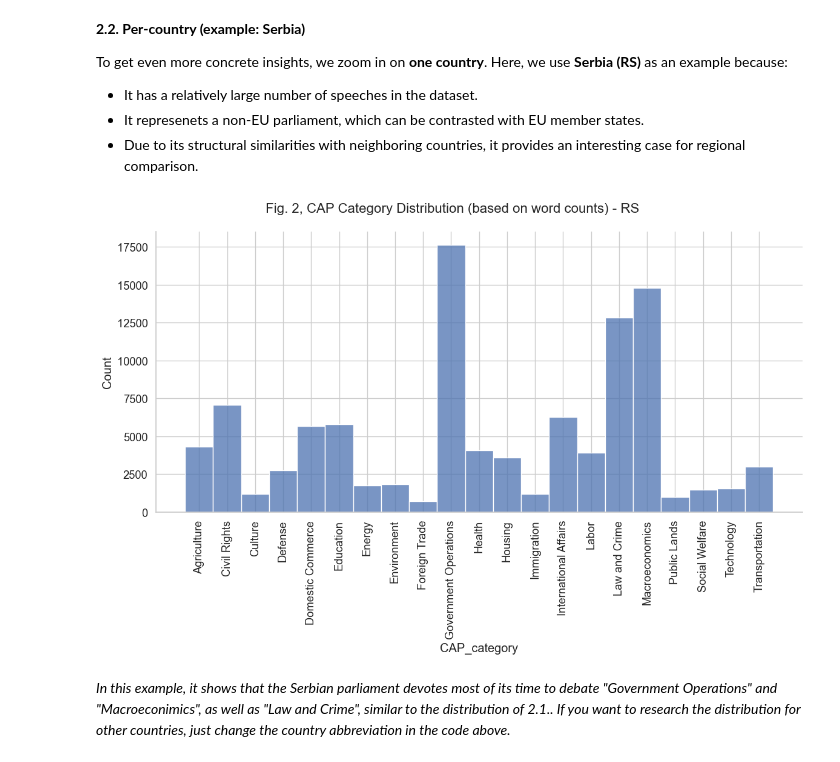
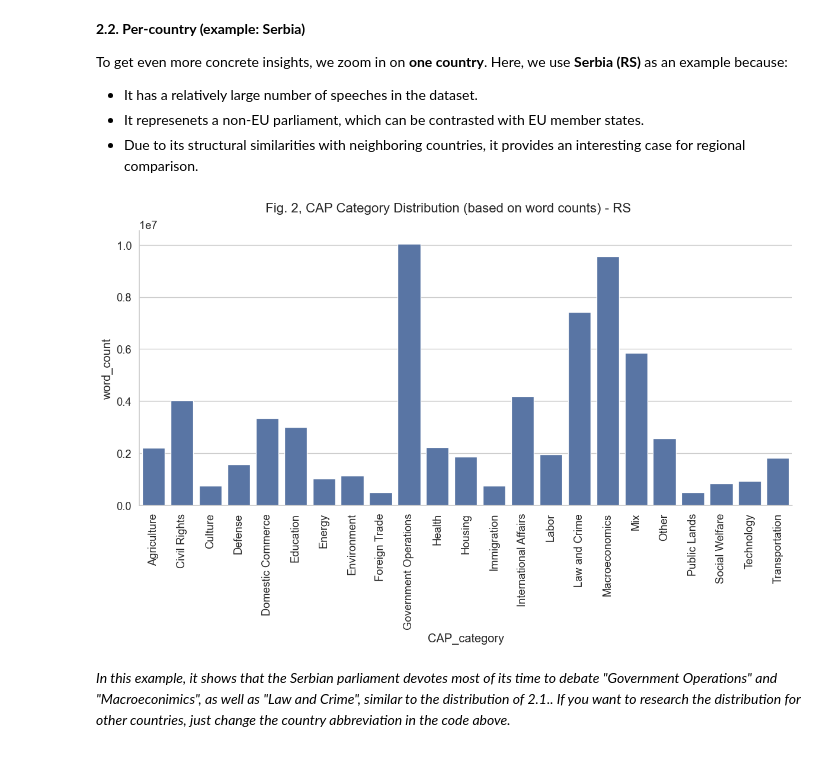
Before and after one commit to clarinsi/ParlaCAP-Analysis-Tutorials, a Jupyter notebook: notebook_python/Tutorial 2 - Calculating Topic and Sentiment Distributions.ipynb, the cells around one changed output. Cells and saved outputs as stored; diff of their text form; code cells hidden in the pictures.

```diff
--- a/notebook_python/Tutorial 2 - Calculating Topic and Sentiment Distributions.ipynb
+++ b/notebook_python/Tutorial 2 - Calculating Topic and Sentiment Distributions.ipynb
@@ -140,26 +177,33 @@ To get even more concrete insights, we zoom in on **one country**. Here, we use
 # %%
 # Example: focus on one country
 country = "RS"
 filtered_by_country = filtered_all[filtered_all["country"] == country]
 
-filtered_by_country = filtered_all[filtered_all["country"] == "RS"]
+# Aggregate word counts per CAP category first
+cap_agg = (
+    filtered_by_country.groupby("CAP_category", observed=True)["word_count"]
+    .sum()
+    .reset_index()
+    .sort_values("CAP_category")
+)
 
-g = sns.displot(
-    data=filtered_by_country.sort_values("CAP_category"),
+cap_order = sorted(cap_agg["CAP_category"].unique())
+
+g = sns.catplot(
+    data=cap_agg,
     x="CAP_category",
+    y="word_count",
+    kind="bar",
+    order=cap_order,
     height=6,
     aspect=2,
 )
 
-cap_order = sorted(filtered_by_country["CAP_category"].unique())
-
 g.set_xticklabels(rotation=90)
-g.fig.suptitle(
-    "Fig. 2, CAP Category Distribution (based on word counts) - RS", fontsize=16
-)
+g.fig.suptitle("Fig. 2, CAP Category Distribution (based on word counts) - RS", fontsize=16)
 g.fig.subplots_adjust(top=0.9)
 # %% [output]
-[figure, old version]
+[figure, new version]
 # %% [markdown]
 *In this example, it shows that the Serbian parliament devotes most of its time to debate "Government Operations" and "Macroeconimics", as well as "Law and Crime", similar to the distribution of 2.1.. If you want to research the distribution for other countries, just change the country abbreviation in the code above.*
 # %% [markdown]
```
Also changed, not shown: parts of 14 cells of this notebook, 9 other files.
